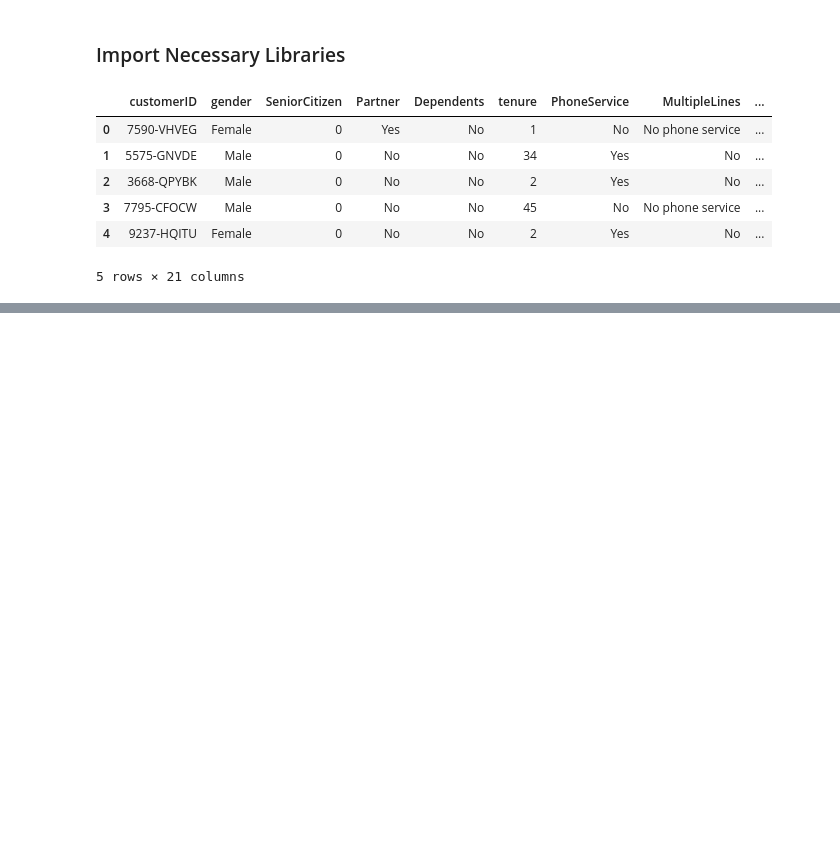
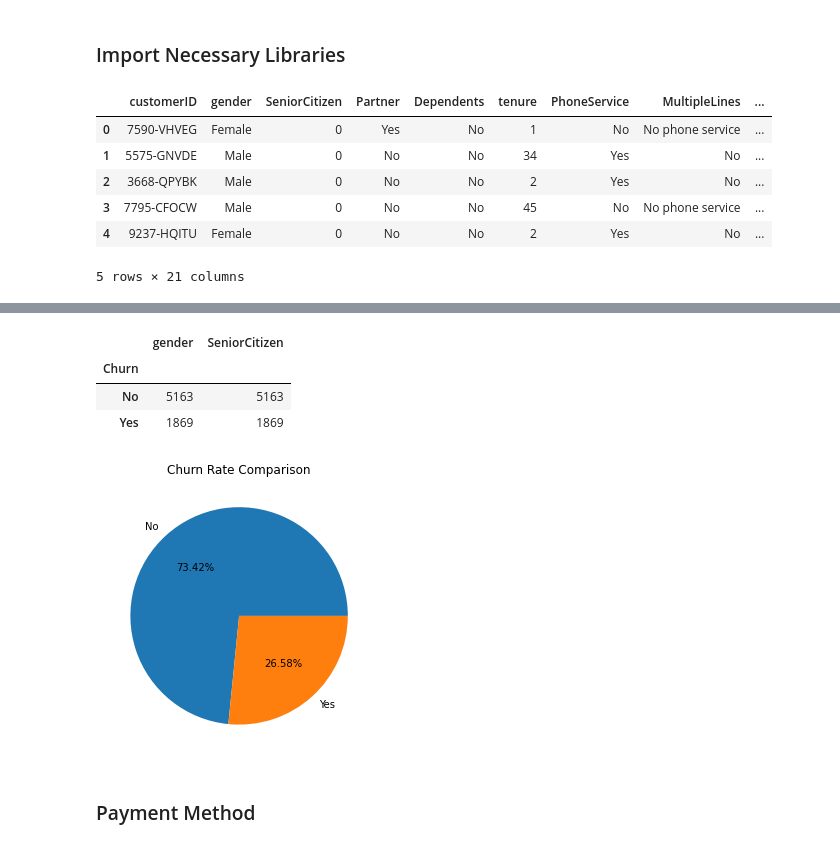
Before and after one commit to Princekrampah/DeepLearningProjects, a Jupyter notebook: CustomerChurnPrediction.ipynb, the cells around one changed output, grey strips where cells are left out. Drawn from its saved outputs; the diff is of its cells as text; code cells hidden in the pictures; blank space fills up the shorter version.

```diff
--- a/CustomerChurnPrediction.ipynb
+++ b/CustomerChurnPrediction.ipynb
@@ -33,0 +173,17 @@ df.head()
+# %%
+churn_df = df.groupby("Churn").count()[["gender", "SeniorCitizen"]]
+churn_df
+# %% [output]
+|  | gender | SeniorCitizen |
+| Churn |  |  |
+| No | 5163 | 5163 |
+| Yes | 1869 | 1869 |
+# %%
+plt.figure(figsize=(7, 5))
+plt.pie(x="gender", data=churn_df, autopct='%1.2f%%', labels=churn_df.index)
+plt.title("Churn Rate Comparison")
+plt.show()
+# %% [output]
+[figure, added]
+# %% [markdown]
+### Payment Method
```
Also changed, not shown: parts of 55 cells of this notebook.
